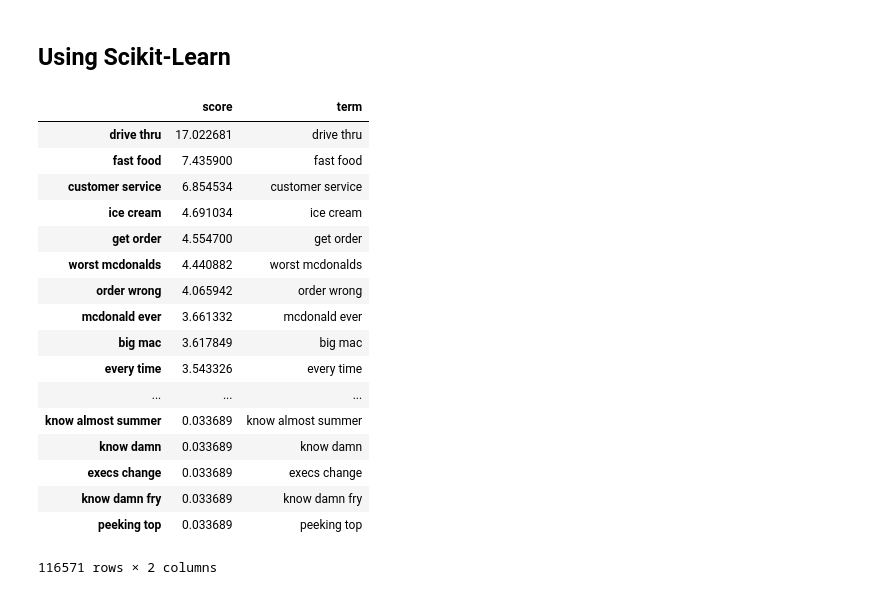
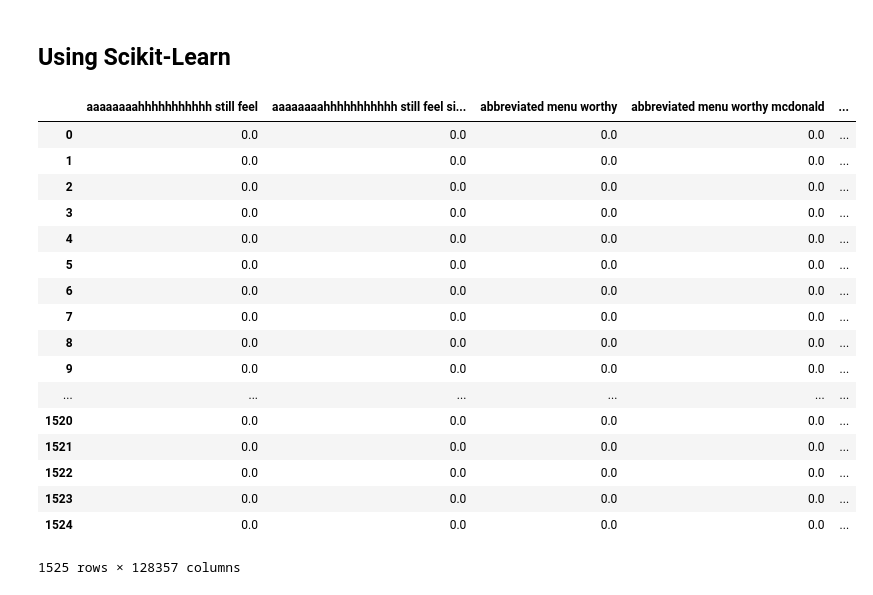
Before and after one commit to VarunDS/dso-599-text-analytics-nlp, a Jupyter notebook: week3/Cosine Similarity, PMI, Collocation.ipynb, the cells around one changed output. Saved outputs shown, nothing was run; the diff lists cells and outputs as text; code cells hidden in the pictures.

```diff
--- a/week3/Cosine Similarity, PMI, Collocation.ipynb
+++ b/week3/Cosine Similarity, PMI, Collocation.ipynb
@@ -154,39 +173,40 @@ import pandas as pd
 from sklearn.feature_extraction.text import TfidfVectorizer
 from nltk.corpus import stopwords
 
-vectorizer = TfidfVectorizer(ngram_range=(2,3),
+vectorizer = TfidfVectorizer(ngram_range=(3,4),
                              token_pattern=r'\b[a-zA-Z]{3,}\b',
-                             max_df=0.4,
-                             min_df=1, stop_words=stopwords.words())
+                             max_df=0.4, stop_words=stopwords.words())
 # %%
 df = pd.read_csv("mcdonalds-yelp-negative-reviews.csv", encoding="latin1")
 corpus = list(df["review"].values)
 
 X = vectorizer.fit_transform(corpus)
 terms = vectorizer.get_feature_names()
 tf_idf = pd.DataFrame(X.toarray().transpose(), index=terms)
-tf_idf = tf_idf.sum(axis=1)
-score = pd.DataFrame(tf_idf, columns=["score"])
-score["term"] = terms
-score.sort_values(by="score", ascending=False, inplace=True)
+
+tf_idf.transpose()
+
+X -> RNN, NB, SVM
+# tf_idf = tf_idf.sum(axis=1)
+# score = pd.DataFrame(tf_idf, columns=["score"])
+# score["term"] = termsdsadasds
+# score.sort_values(by="score", ascending=False, inplace=True)
+# %% [output]
+|  | aaaaaaaahhhhhhhhhhh still feel | aaaaaaaahhhhhhhhhhh still feel si... | abbreviated menu worthy | abbreviated menu worthy mcdonald | ... |
+| 0 | 0.0 | 0.0 | 0.0 | 0.0 | ... |
+| 1 | 0.0 | 0.0 | 0.0 | 0.0 | ... |
+| 2 | 0.0 | 0.0 | 0.0 | 0.0 | ... |
+| 3 | 0.0 | 0.0 | 0.0 | 0.0 | ... |
+| 4 | 0.0 | 0.0 | 0.0 | 0.0 | ... |
+| 5 | 0.0 | 0.0 | 0.0 | 0.0 | ... |
+| 6 | 0.0 | 0.0 | 0.0 | 0.0 | ... |
+| 7 | 0.0 | 0.0 | 0.0 | 0.0 | ... |
+| 8 | 0.0 | 0.0 | 0.0 | 0.0 | ... |
+| 9 | 0.0 | 0.0 | 0.0 | 0.0 | ... |
+| ... | ... | ... | ... | ... | ... |
+| 1520 | 0.0 | 0.0 | 0.0 | 0.0 | ... |
+| 1521 | 0.0 | 0.0 | 0.0 | 0.0 | ... |
+| 1522 | 0.0 | 0.0 | 0.0 | 0.0 | ... |
+| 1523 | 0.0 | 0.0 | 0.0 | 0.0 | ... |
+| 1524 | 0.0 | 0.0 | 0.0 | 0.0 | ... |
+1525 rows × 128357 columns
-# %%
-score
-# %% [output]
-|  | score | term |
-| drive thru | 17.022681 | drive thru |
-| fast food | 7.435900 | fast food |
-| customer service | 6.854534 | customer service |
-| ice cream | 4.691034 | ice cream |
-| get order | 4.554700 | get order |
-| worst mcdonalds | 4.440882 | worst mcdonalds |
-| order wrong | 4.065942 | order wrong |
-| mcdonald ever | 3.661332 | mcdonald ever |
-| big mac | 3.617849 | big mac |
-| every time | 3.543326 | every time |
-| ... | ... | ... |
-| know almost summer | 0.033689 | know almost summer |
-| know damn | 0.033689 | know damn |
-| execs change | 0.033689 | execs change |
-| know damn fry | 0.033689 | know damn fry |
-| peeking top | 0.033689 | peeking top |
-116571 rows × 2 columns
```
Also changed, not shown: parts of 2 cells of this notebook, 8 other files.
